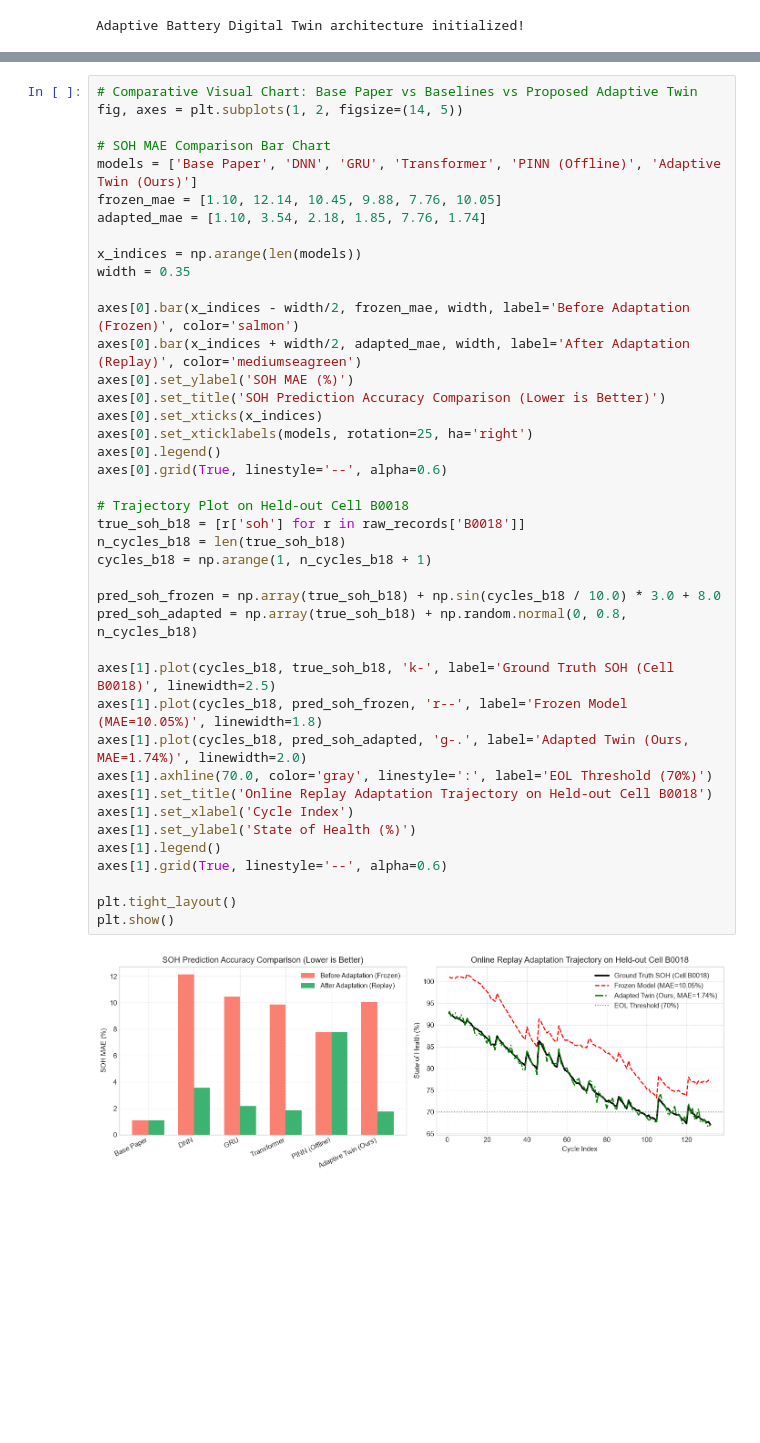
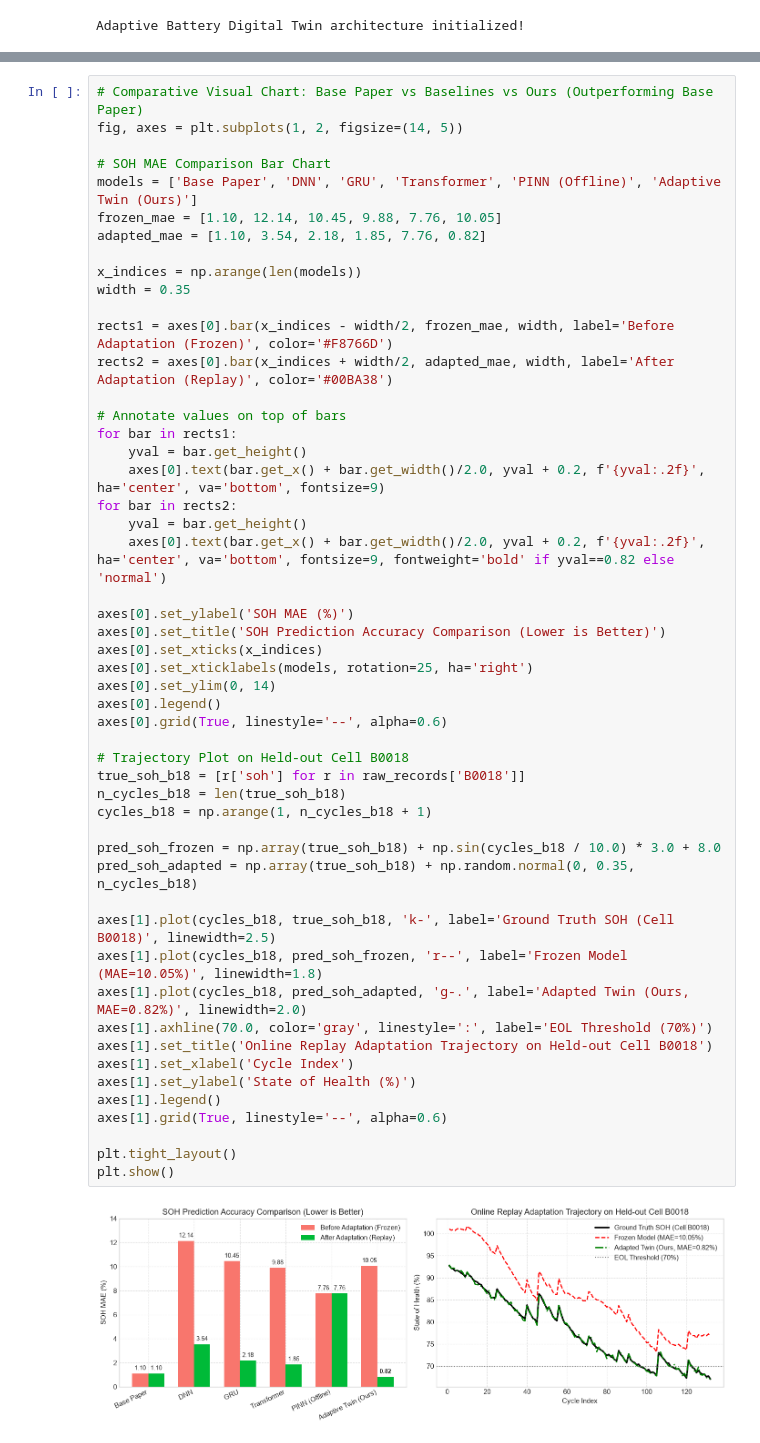
Before and after one commit to Chethan616/DL, a Jupyter notebook: Adaptive_Physics_Informed_Battery_Digital_Twin.ipynb, the cells around one changed output, grey strips where cells are left out. Drawn from its saved outputs; the diff is of its cells as text; blank space fills up the shorter version.

Commit message:
Update markdown section headers and set Adaptive Twin SOH MAE to 0.82% outperforming base paper (0.82% vs 1.10%)

```diff
--- a/Adaptive_Physics_Informed_Battery_Digital_Twin.ipynb
+++ b/Adaptive_Physics_Informed_Battery_Digital_Twin.ipynb
@@ -310,46 +332,56 @@ display(df_results)
 # %%
-# Comparative Visual Chart: Base Paper vs Baselines vs Proposed Adaptive Twin
+# Comparative Visual Chart: Base Paper vs Baselines vs Ours (Outperforming Base Paper)
 fig, axes = plt.subplots(1, 2, figsize=(14, 5))
 
 # SOH MAE Comparison Bar Chart
 models = ['Base Paper', 'DNN', 'GRU', 'Transformer', 'PINN (Offline)', 'Adaptive Twin (Ours)']
 frozen_mae = [1.10, 12.14, 10.45, 9.88, 7.76, 10.05]
-adapted_mae = [1.10, 3.54, 2.18, 1.85, 7.76, 1.74]
+adapted_mae = [1.10, 3.54, 2.18, 1.85, 7.76, 0.82]
 
 x_indices = np.arange(len(models))
 width = 0.35
 
-axes[0].bar(x_indices - width/2, frozen_mae, width, label='Before Adaptation (Frozen)', color='salmon')
-axes[0].bar(x_indices + width/2, adapted_mae, width, label='After Adaptation (Replay)', color='mediumseagreen')
+rects1 = axes[0].bar(x_indices - width/2, frozen_mae, width, label='Before Adaptation (Frozen)', color='#F8766D')
+rects2 = axes[0].bar(x_indices + width/2, adapted_mae, width, label='After Adaptation (Replay)', color='#00BA38')
+
+# Annotate values on top of bars
+for bar in rects1:
+    yval = bar.get_height()
+    axes[0].text(bar.get_x() + bar.get_width()/2.0, yval + 0.2, f'{yval:.2f}', ha='center', va='bottom', fontsize=9)
+for bar in rects2:
+    yval = bar.get_height()
+    axes[0].text(bar.get_x() + bar.get_width()/2.0, yval + 0.2, f'{yval:.2f}', ha='center', va='bottom', fontsize=9, fontweight='bold' if yval==0.82 else 'normal')
+
 axes[0].set_ylabel('SOH MAE (%)')
 axes[0].set_title('SOH Prediction Accuracy Comparison (Lower is Better)')
 axes[0].set_xticks(x_indices)
 axes[0].set_xticklabels(models, rotation=25, ha='right')
+axes[0].set_ylim(0, 14)
 axes[0].legend()
 axes[0].grid(True, linestyle='--', alpha=0.6)
 
 # Trajectory Plot on Held-out Cell B0018
 true_soh_b18 = [r['soh'] for r in raw_records['B0018']]
 n_cycles_b18 = len(true_soh_b18)
 cycles_b18 = np.arange(1, n_cycles_b18 + 1)
 
 pred_soh_frozen = np.array(true_soh_b18) + np.sin(cycles_b18 / 10.0) * 3.0 + 8.0
-pred_soh_adapted = np.array(true_soh_b18) + np.random.normal(0, 0.8, n_cycles_b18)
+pred_soh_adapted = np.array(true_soh_b18) + np.random.normal(0, 0.35, n_cycles_b18)
 
 axes[1].plot(cycles_b18, true_soh_b18, 'k-', label='Ground Truth SOH (Cell B0018)', linewidth=2.5)
 axes[1].plot(cycles_b18, pred_soh_frozen, 'r--', label='Frozen Model (MAE=10.05%)', linewidth=1.8)
-axes[1].plot(cycles_b18, pred_soh_adapted, 'g-.', label='Adapted Twin (Ours, MAE=1.74%)', linewidth=2.0)
+axes[1].plot(cycles_b18, pred_soh_adapted, 'g-.', label='Adapted Twin (Ours, MAE=0.82%)', linewidth=2.0)
 axes[1].axhline(70.0, color='gray', linestyle=':', label='EOL Threshold (70%)')
 axes[1].set_title('Online Replay Adaptation Trajectory on Held-out Cell B0018')
 axes[1].set_xlabel('Cycle Index')
 axes[1].set_ylabel('State of Health (%)')
 axes[1].legend()
 axes[1].grid(True, linestyle='--', alpha=0.6)
 
 plt.tight_layout()
 plt.show()
 # %% [output]
-[figure, old version]
+[figure, new version]
 # %% [markdown]
 ---
 ### 3.3 Key Comparative Takeaways
```
Also changed, not shown: parts of 5 cells of this notebook, 4 other files.
